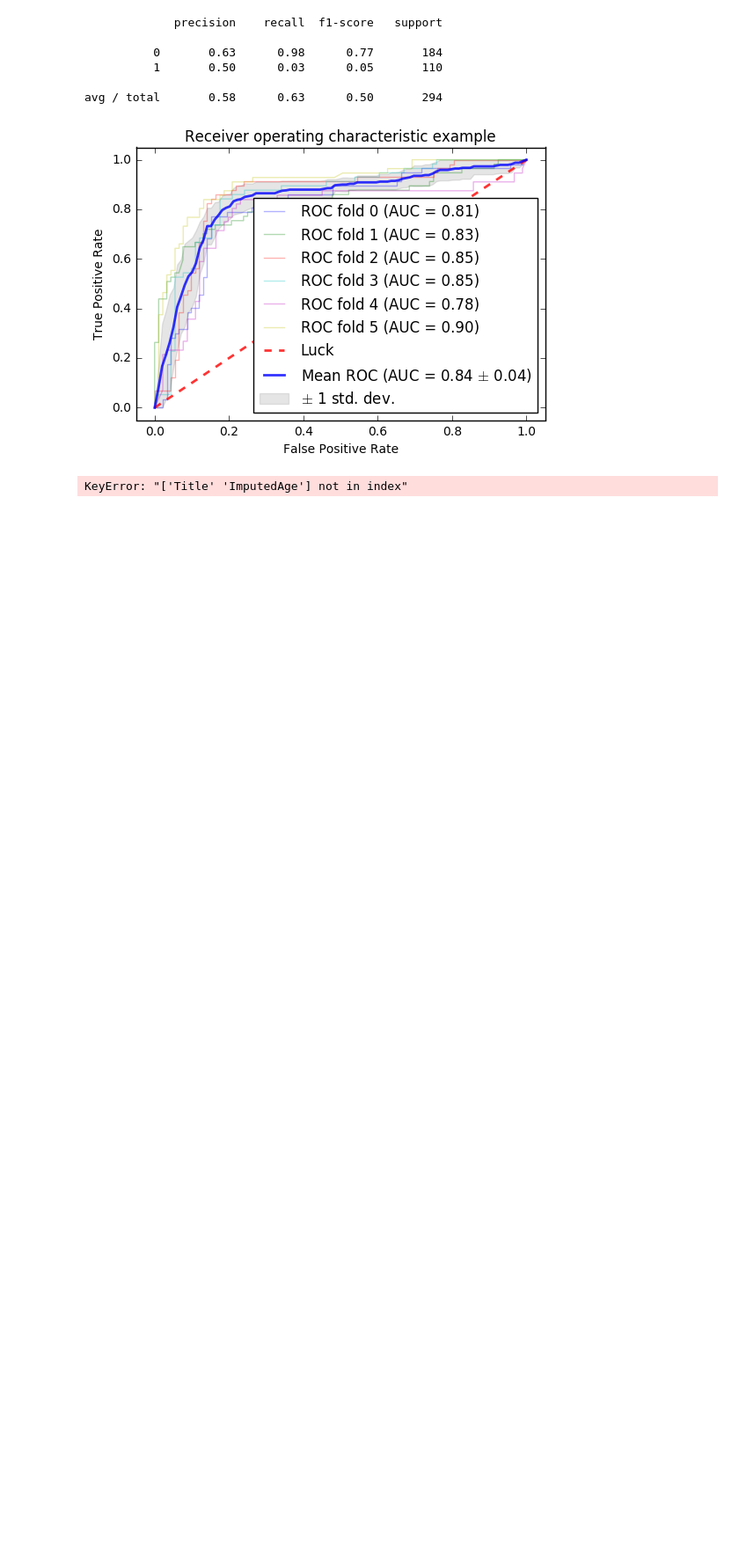
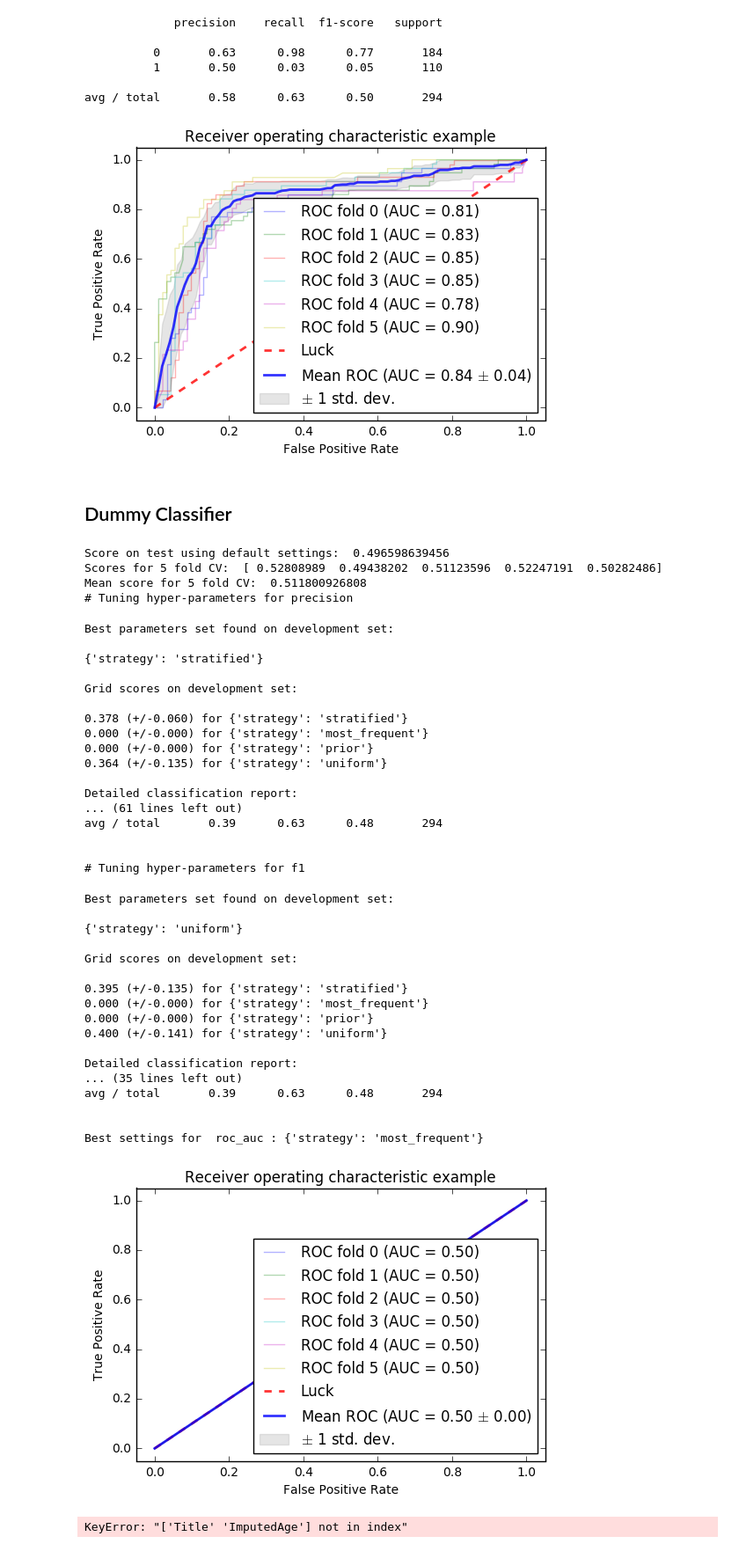
Before and after one commit to jpclemens0/titanic, a Jupyter notebook: titanic.ipynb, the cells around one changed output. Shown at 88% size. Saved outputs shown, nothing was run; the diff lists cells and outputs as text; code cells hidden in the pictures; blank space fills up the shorter version.

Commit message:
Added dummy classifier

```diff
--- a/titanic.ipynb
+++ b/titanic.ipynb
@@ -999,6 +999,53 @@ The scores are computed on the full evaluation set.
 
 avg / total       0.58      0.63      0.50       294
 [figure]
+# %% [markdown]
+## Dummy Classifier
+# %%
+from sklearn.dummy import DummyClassifier
+model = DummyClassifier
+tuned_parameters = [{'strategy': ['stratified', 'most_frequent', 'prior', 'uniform']}]
+run_steps(X, y, model, tuned_parameters)
+# %% [output]
+Score on test using default settings:  0.496598639456
+Scores for 5 fold CV:  [ 0.52808989  0.49438202  0.51123596  0.52247191  0.50282486]
+Mean score for 5 fold CV:  0.511800926808
+# Tuning hyper-parameters for precision
+Best parameters set found on development set:
+
+{'strategy': 'stratified'}
+
+Grid scores on development set:
+
+0.378 (+/-0.060) for {'strategy': 'stratified'}
+0.000 (+/-0.000) for {'strategy': 'most_frequent'}
+0.000 (+/-0.000) for {'strategy': 'prior'}
+0.364 (+/-0.135) for {'strategy': 'uniform'}
+
+Detailed classification report:
+... (61 lines left out)
+avg / total       0.39      0.63      0.48       294
+
+
+# Tuning hyper-parameters for f1
+Best parameters set found on development set:
+
+{'strategy': 'uniform'}
+
+Grid scores on development set:
+
+0.395 (+/-0.135) for {'strategy': 'stratified'}
+0.000 (+/-0.000) for {'strategy': 'most_frequent'}
+0.000 (+/-0.000) for {'strategy': 'prior'}
+0.400 (+/-0.141) for {'strategy': 'uniform'}
+
+Detailed classification report:
+... (35 lines left out)
+avg / total       0.39      0.63      0.48       294
+
+
+Best settings for  roc_auc : {'strategy': 'most_frequent'}
+[figure, added]
 # %%
 test = pd.read_csv('test.csv')
 # %%
```
